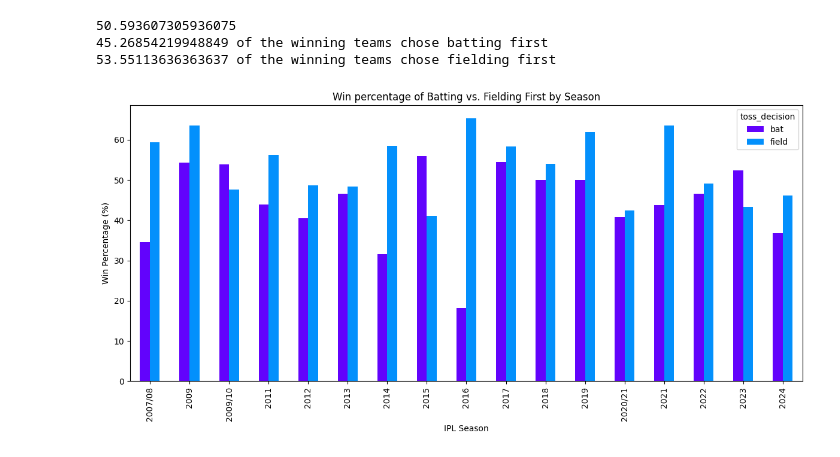
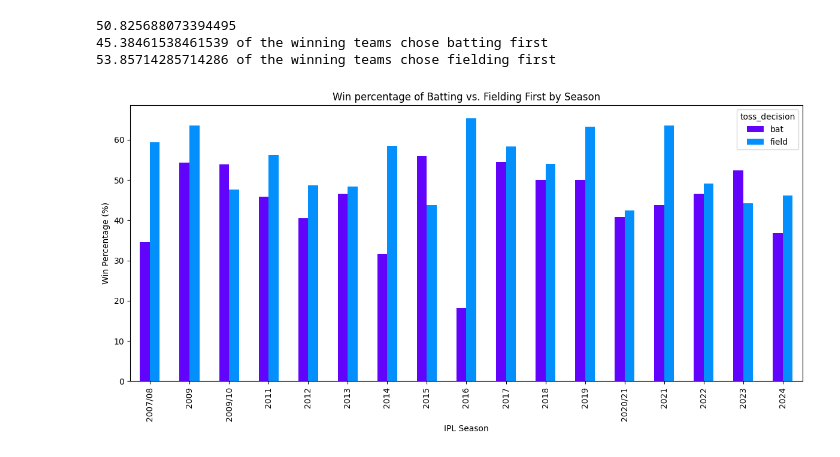
Before and after one commit to iiitl/EDA-IPL, a Jupyter notebook: notebooks/E3.ipynb, the cells around one changed output. Cells and saved outputs as stored; diff of their text form; code cells hidden in the pictures.

Commit message:
fix: edge case handling

```diff
--- a/notebooks/E3.ipynb
+++ b/notebooks/E3.ipynb
@@ -4,34 +4,39 @@ import matplotlib.pyplot as plt
 
 df = pd.read_csv("../data/matches.csv")
 
+# edge case handling
+df = df.dropna(subset=['winner'])
+df = df[df['result'] != 'tie']
+
 # Toss Impact
 match_winner = (df["toss_winner"]==df["winner"]).sum()
 total_matches = len(df)
 percentage_of_matches_won = (match_winner/total_matches) * 100
 print(percentage_of_matches_won)
+
 
 # Decision Impact
 bat = df[df["toss_decision"]=='bat']
 field = df[df["toss_decision"]=='field']
 bat_wins = (bat["toss_winner"]==bat["winner"]).sum()
 field_wins = (field["toss_winner"]==field["winner"]).sum()
 bat_match_winner = (bat_wins/len(bat)) * 100
 field_match_winner = (field_wins/len(field)) * 100
 print(f"{bat_match_winner } of the winning teams chose batting first")
 print(f"{field_match_winner} of the winning teams chose fielding first")
 
 # Visualization
 df['toss_match_win'] = df['toss_winner'] == df['winner']
 seasonal_win = df.groupby(['season', 'toss_decision'])['toss_match_win'].mean() * 100
 plot_data = seasonal_win.unstack()
 plot_data.plot(kind='bar', figsize=(12, 6), color=['#6203fc', '#0390fc'])
 plt.title("Win percentage of Batting vs. Fielding First by Season")
 plt.xlabel("IPL Season")
 plt.ylabel("Win Percentage (%)")
 plt.tight_layout()
 plt.show()
 # %% [output]
-50.593607305936075
-45.26854219948849 of the winning teams chose batting first
-53.55113636363637 of the winning teams chose fielding first
+50.825688073394495
+45.38461538461539 of the winning teams chose batting first
+53.85714285714286 of the winning teams chose fielding first
-[figure, old version]
+[figure, new version]
```
